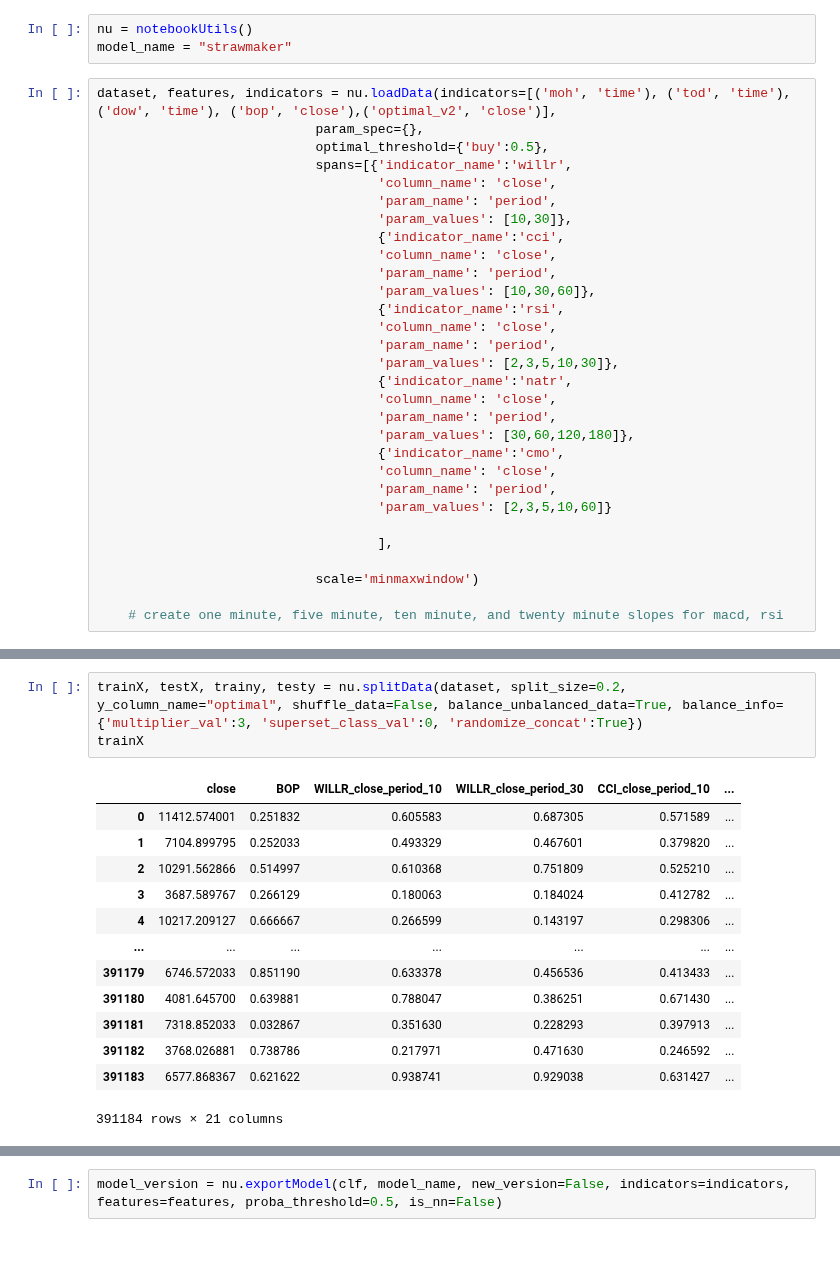
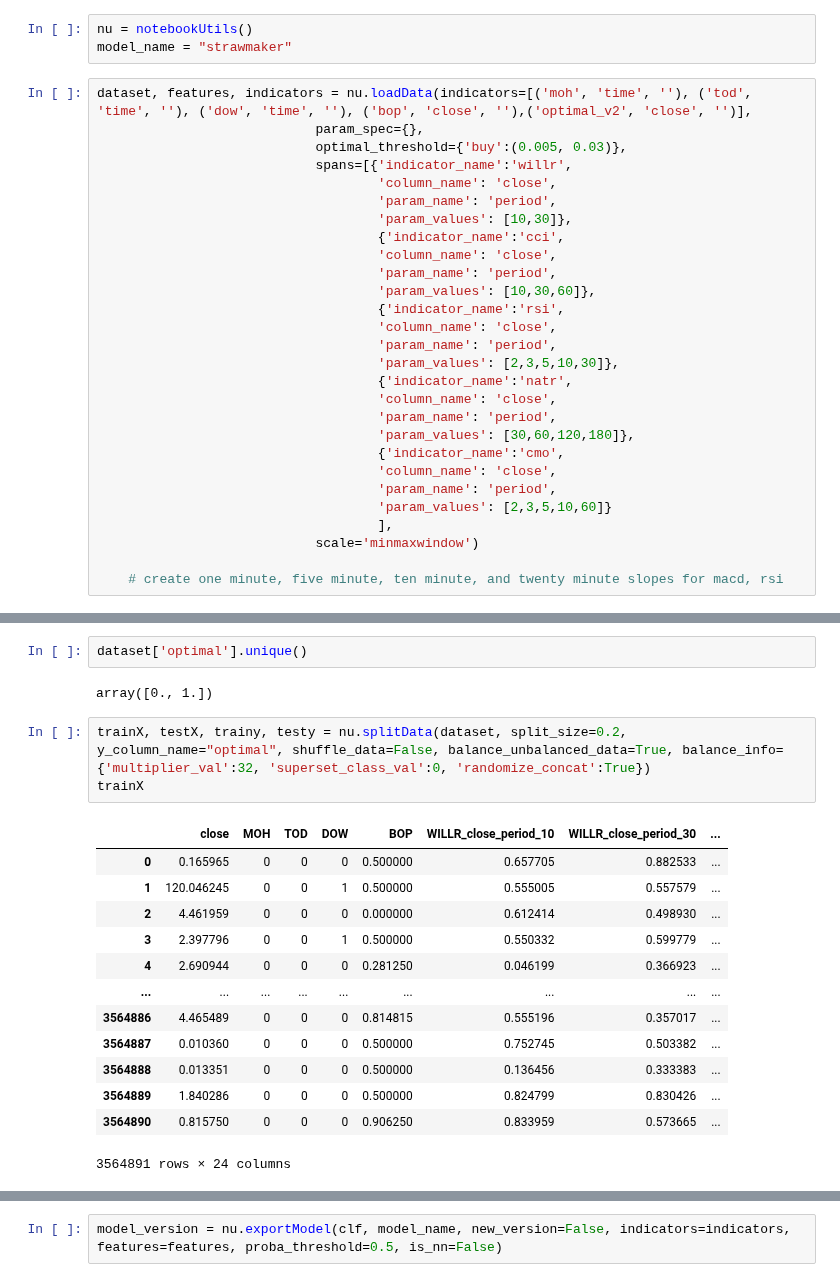
Before and after one commit to lowrollr/moonshot, a Jupyter notebook: back_testing/v2/research/notebooks/classification/ross's_notebook.ipynb, the cells around one changed output, grey strips where cells are left out. Cells and saved outputs as stored; diff of their text form; blank space fills up the shorter version.

```diff
--- a/back_testing/v2/research/notebooks/classification/ross's_notebook.ipynb
+++ b/back_testing/v2/research/notebooks/classification/ross's_notebook.ipynb
@@ -23,9 +23,9 @@ from sklearn.linear_model import LogisticRegression
 nu = notebookUtils()
 model_name = "strawmaker"
 # %%
-dataset, features, indicators = nu.loadData(indicators=[('moh', 'time'), ('tod', 'time'), ('dow', 'time'), ('bop', 'close'),('optimal_v2', 'close')],
+dataset, features, indicators = nu.loadData(indicators=[('moh', 'time', ''), ('tod', 'time', ''), ('dow', 'time', ''), ('bop', 'close', ''),('optimal_v2', 'close', '')],
                             param_spec={},
-                            optimal_threshold={'buy':0.5},
+                            optimal_threshold={'buy':(0.005, 0.03)},
                             spans=[{'indicator_name':'willr',
                                     'column_name': 'close',
                                     'param_name': 'period',
@@ -46,9 +46,7 @@ dataset, features, indicators = nu.loadData(indicators=[('moh', 'time'), ('tod',
                                     'column_name': 'close',
                                     'param_name': 'period',
                                     'param_values': [2,3,5,10,60]}
-
                                     ],
-
                             scale='minmaxwindow')
 
     # create one minute, five minute, ten minute, and twenty minute slopes for macd, rsi
@@ -86,20 +89,24 @@ dataset
+# %%
+dataset['optimal'].unique()
+# %% [output]
+array([0., 1.])
 # %%
-trainX, testX, trainy, testy = nu.splitData(dataset, split_size=0.2, y_column_name="optimal", shuffle_data=False, balance_unbalanced_data=True, balance_info={'multiplier_val':3, 'superset_class_val':0, 'randomize_concat':True})
+trainX, testX, trainy, testy = nu.splitData(dataset, split_size=0.2, y_column_name="optimal", shuffle_data=False, balance_unbalanced_data=True, balance_info={'multiplier_val':32, 'superset_class_val':0, 'randomize_concat':True})
 trainX
 # %% [output]
-|  | close | BOP | WILLR_close_period_10 | WILLR_close_period_30 | CCI_close_period_10 | ... |
-| 0 | 11412.574001 | 0.251832 | 0.605583 | 0.687305 | 0.571589 | ... |
-| 1 | 7104.899795 | 0.252033 | 0.493329 | 0.467601 | 0.379820 | ... |
-| 2 | 10291.562866 | 0.514997 | 0.610368 | 0.751809 | 0.525210 | ... |
-| 3 | 3687.589767 | 0.266129 | 0.180063 | 0.184024 | 0.412782 | ... |
-| 4 | 10217.209127 | 0.666667 | 0.266599 | 0.143197 | 0.298306 | ... |
-| ... | ... | ... | ... | ... | ... | ... |
-| 391179 | 6746.572033 | 0.851190 | 0.633378 | 0.456536 | 0.413433 | ... |
-| 391180 | 4081.645700 | 0.639881 | 0.788047 | 0.386251 | 0.671430 | ... |
-| 391181 | 7318.852033 | 0.032867 | 0.351630 | 0.228293 | 0.397913 | ... |
-| 391182 | 3768.026881 | 0.738786 | 0.217971 | 0.471630 | 0.246592 | ... |
-| 391183 | 6577.868367 | 0.621622 | 0.938741 | 0.929038 | 0.631427 | ... |
+|  | close | MOH | TOD | DOW | BOP | WILLR_close_period_10 | WILLR_close_period_30 | ... |
+| 0 | 0.165965 | 0 | 0 | 0 | 0.500000 | 0.657705 | 0.882533 | ... |
+| 1 | 120.046245 | 0 | 0 | 1 | 0.500000 | 0.555005 | 0.557579 | ... |
+| 2 | 4.461959 | 0 | 0 | 0 | 0.000000 | 0.612414 | 0.498930 | ... |
+| 3 | 2.397796 | 0 | 0 | 1 | 0.500000 | 0.550332 | 0.599779 | ... |
+| 4 | 2.690944 | 0 | 0 | 0 | 0.281250 | 0.046199 | 0.366923 | ... |
+| ... | ... | ... | ... | ... | ... | ... | ... | ... |
+| 3564886 | 4.465489 | 0 | 0 | 0 | 0.814815 | 0.555196 | 0.357017 | ... |
+| 3564887 | 0.010360 | 0 | 0 | 0 | 0.500000 | 0.752745 | 0.503382 | ... |
+| 3564888 | 0.013351 | 0 | 0 | 0 | 0.500000 | 0.136456 | 0.333383 | ... |
+| 3564889 | 1.840286 | 0 | 0 | 0 | 0.500000 | 0.824799 | 0.830426 | ... |
+| 3564890 | 0.815750 | 0 | 0 | 0 | 0.906250 | 0.833959 | 0.573665 | ... |
-391184 rows × 21 columns
+3564891 rows × 24 columns
 # %%
 class_weights = nu.getWeights(trainy)
 class_weights
```
Also changed, not shown: parts of 7 cells of this notebook, 3 other files.
